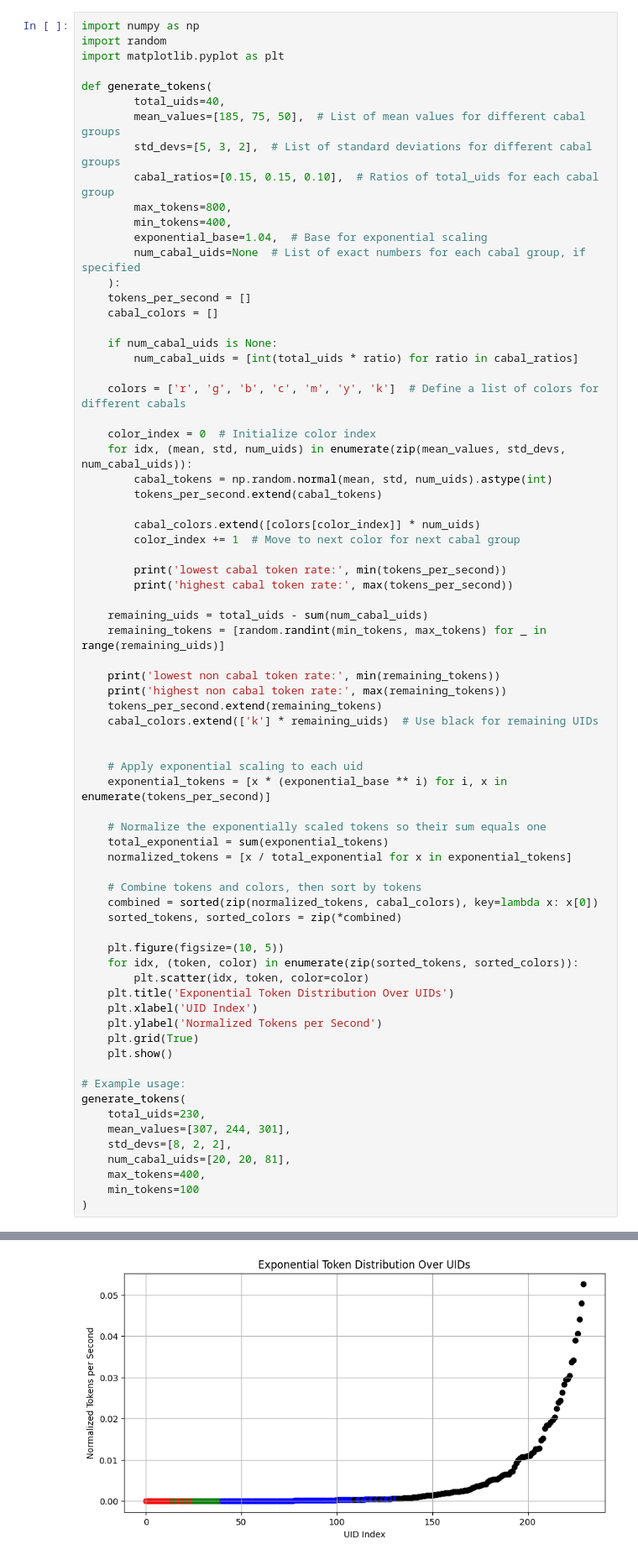
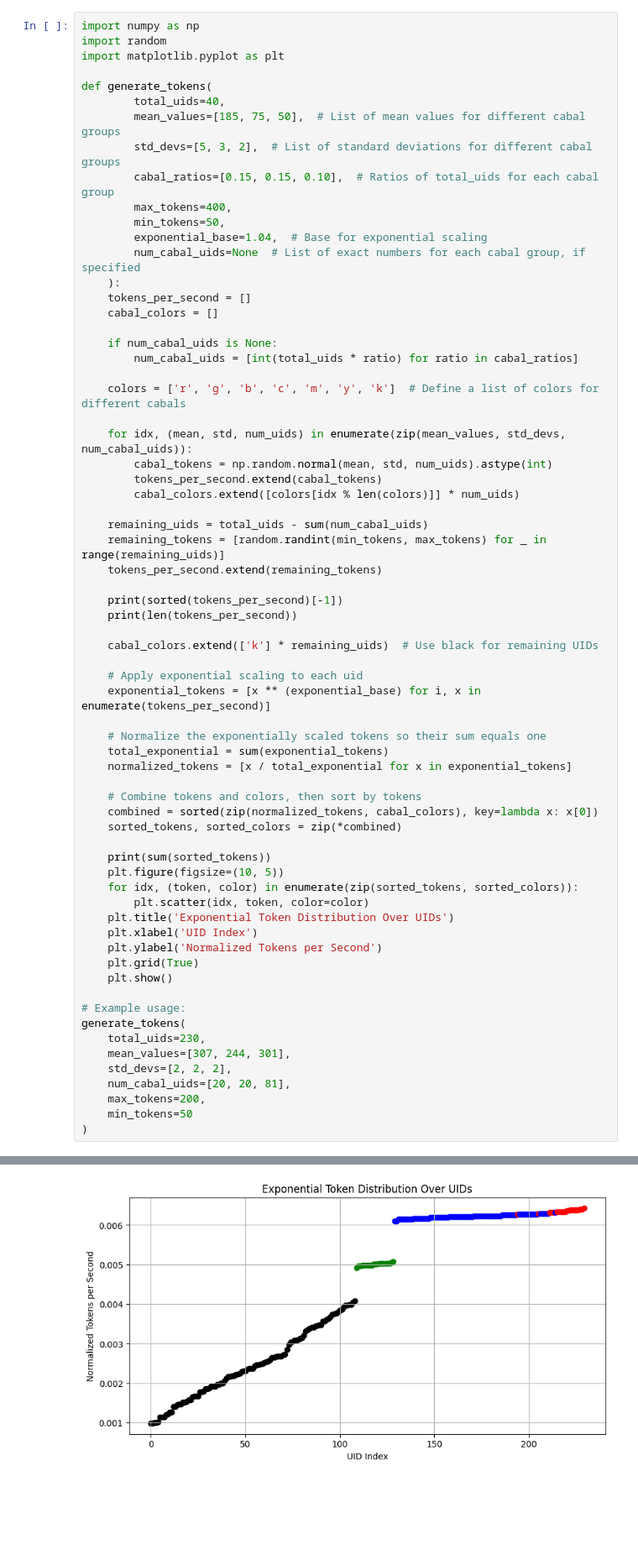
Before and after one commit to manifold-inc/targon, a Jupyter notebook: throughput.ipynb, the cells around one changed output, grey strips where cells are left out. Shown: that part at 84% size. Drawn from its saved outputs; the diff is of its cells as text; blank space fills up the shorter version.

```diff
--- a/throughput.ipynb
+++ b/throughput.ipynb
@@ -8,8 +8,8 @@ def generate_tokens(
         mean_values=[185, 75, 50],  # List of mean values for different cabal groups
         std_devs=[5, 3, 2],  # List of standard deviations for different cabal groups
         cabal_ratios=[0.15, 0.15, 0.10],  # Ratios of total_uids for each cabal group
-        max_tokens=800,
-        min_tokens=400,
+        max_tokens=400,
+        min_tokens=50,
         exponential_base=1.04,  # Base for exponential scaling
         num_cabal_uids=None  # List of exact numbers for each cabal group, if specified
     ):
@@ -21,28 +21,22 @@ def generate_tokens(
 
     colors = ['r', 'g', 'b', 'c', 'm', 'y', 'k']  # Define a list of colors for different cabals
 
-    color_index = 0  # Initialize color index
     for idx, (mean, std, num_uids) in enumerate(zip(mean_values, std_devs, num_cabal_uids)):
         cabal_tokens = np.random.normal(mean, std, num_uids).astype(int)
         tokens_per_second.extend(cabal_tokens)
-
-        cabal_colors.extend([colors[color_index]] * num_uids)
-        color_index += 1  # Move to next color for next cabal group
-
-        print('lowest cabal token rate:', min(tokens_per_second))
-        print('highest cabal token rate:', max(tokens_per_second))
+        cabal_colors.extend([colors[idx % len(colors)]] * num_uids)
 
     remaining_uids = total_uids - sum(num_cabal_uids)
     remaining_tokens = [random.randint(min_tokens, max_tokens) for _ in range(remaining_uids)]
+    tokens_per_second.extend(remaining_tokens)
 
-    print('lowest non cabal token rate:', min(remaining_tokens))
-    print('highest non cabal token rate:', max(remaining_tokens))
-    tokens_per_second.extend(remaining_tokens)
+    print(sorted(tokens_per_second)[-1])
+    print(len(tokens_per_second))
+
     cabal_colors.extend(['k'] * remaining_uids)  # Use black for remaining UIDs
 
-
     # Apply exponential scaling to each uid
-    exponential_tokens = [x * (exponential_base ** i) for i, x in enumerate(tokens_per_second)]
+    exponential_tokens = [x ** (exponential_base) for i, x in enumerate(tokens_per_second)]
 
     # Normalize the exponentially scaled tokens so their sum equals one
     total_exponential = sum(exponential_tokens)
@@ -52,6 +46,7 @@ def generate_tokens(
     combined = sorted(zip(normalized_tokens, cabal_colors), key=lambda x: x[0])
     sorted_tokens, sorted_colors = zip(*combined)
 
+    print(sum(sorted_tokens))
     plt.figure(figsize=(10, 5))
     for idx, (token, color) in enumerate(zip(sorted_tokens, sorted_colors)):
         plt.scatter(idx, token, color=color)
@@ -65,9 +60,9 @@ def generate_tokens(
 generate_tokens(
     total_uids=230,
     mean_values=[307, 244, 301],
-    std_devs=[8, 2, 2],
+    std_devs=[2, 2, 2],
     num_cabal_uids=[20, 20, 81],
-    max_tokens=400,
-    min_tokens=100
+    max_tokens=200,
+    min_tokens=50
 )
 # %% [output]
@@ -82 +72 @@ highest non cabal token rate: 396
-[figure, old version]
+[figure, new version]
```
Also changed, not shown: parts of 1 cell of this notebook, 4 other files.
